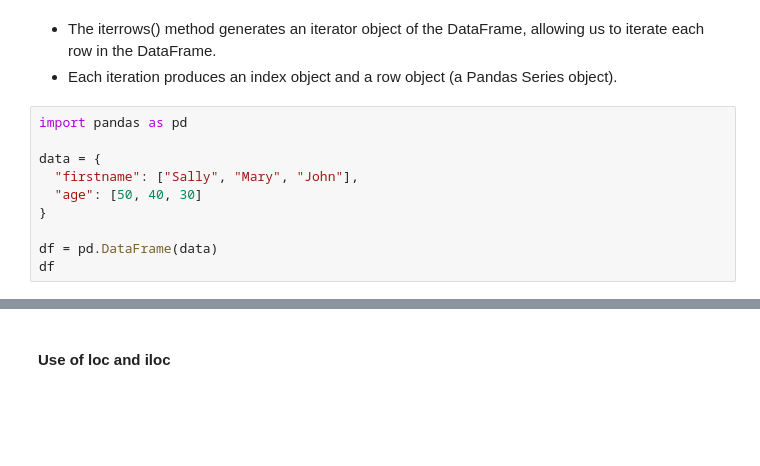
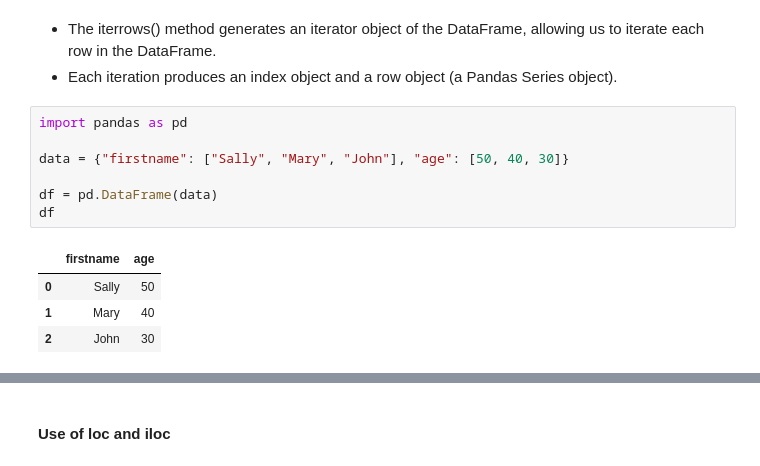
Before and after one commit to lesterlxy/JDE_notebooks, a Jupyter notebook: SA SP2 Practices on Intermediate Python (JDE05).ipynb, the cells around one changed output, grey strips where cells are left out. Saved outputs shown, nothing was run; the diff lists cells and outputs as text; blank space fills up the shorter version.

```diff
--- a/SA SP2 Practices on Intermediate Python (JDE05).ipynb
+++ b/SA SP2 Practices on Intermediate Python (JDE05).ipynb
@@ -130,12 +239,14 @@ pd.DataFrame(list(zip(keys, values)))
 # %%
 import pandas as pd
 
-data = {
-  "firstname": ["Sally", "Mary", "John"],
-  "age": [50, 40, 30]
-}
+data = {"firstname": ["Sally", "Mary", "John"], "age": [50, 40, 30]}
 
 df = pd.DataFrame(data)
 df
+# %% [output]
+|  | firstname | age |
+| 0 | Sally | 50 |
+| 1 | Mary | 40 |
+| 2 | John | 30 |
 # %%
 for index, row in df.iterrows():
```
Also changed, not shown: parts of 41 cells of this notebook, 2 other files.
